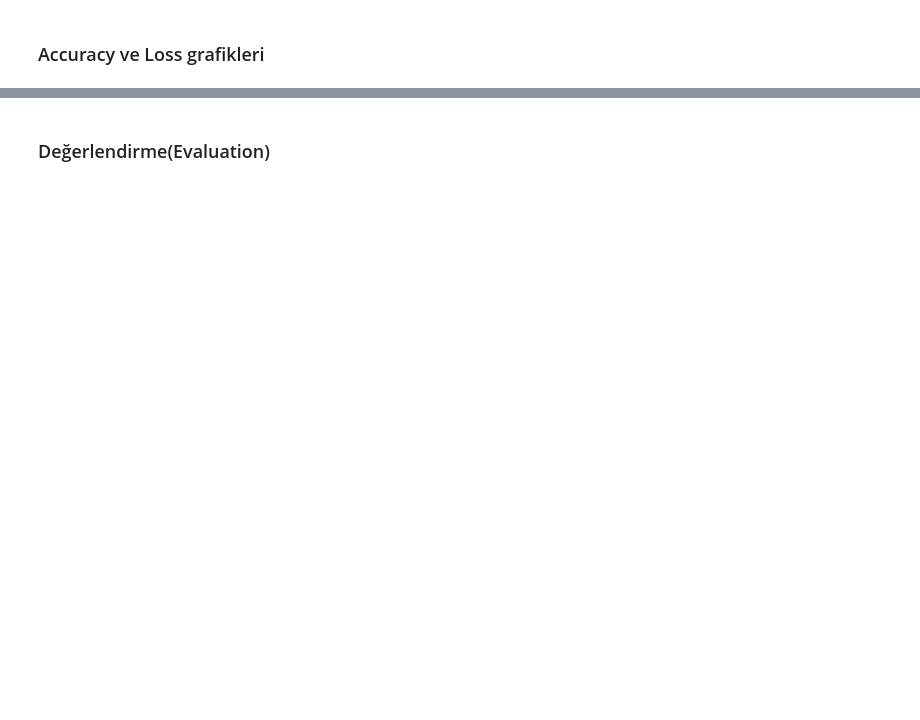
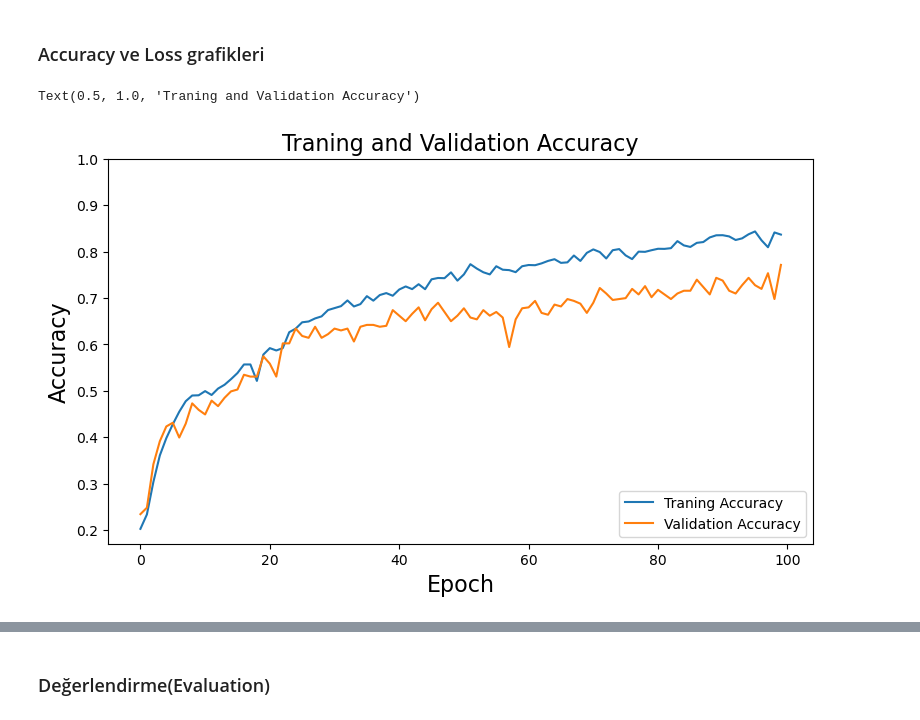
Before and after one commit to gulyilmazz/Solid_waste_detection_with_CNN, a Jupyter notebook: cnn_kati_atik.ipynb, the cells around one changed output, grey strips where cells are left out. Saved outputs shown, nothing was run; the diff lists cells and outputs as text; code cells hidden in the pictures; blank space fills up the shorter version.

```diff
--- a/cnn_kati_atik.ipynb
+++ b/cnn_kati_atik.ipynb
@@ -78,7 +78,7 @@ def load_datasets(path):
 
     return x, labels
 # %%
-dir_path = r"C:\Users\glylm\Desktop\trkcl\Garbage_classification\Garbageclassification"  # Veri kümesinin bulunduğu dizinin yolunu belirtin
+dir_path = r"C:\Users\glylm\Desktop\dp\Solid_waste_detection_with_CNN\Garbage_classification\Garbageclassification"  # Veri kümesinin bulunduğu dizinin yolunu belirtin
 target_size = (224,224)
 x, labels = load_datasets(dir_path)
 # %% [output]
@@ -297,14 +297,17 @@ for folder in os.listdir(dir_path):
 # %%
 # ACCURACY GRAFİĞİ
 plt.figure(figsize= (20,5))
 plt.subplot(1,2,1)
 plt.plot(history.history['acc'], label = 'Traning Accuracy')
 plt.plot(history.history['val_acc'],label='Validation Accuracy')
 plt.legend(loc = 'lower right')
 plt.xlabel('Epoch', fontsize=16)
 plt.ylabel('Accuracy' ,fontsize= 16)
-plt.ylim(min(plt.ylim()),1])
+plt.ylim(min(plt.ylim()),1)
 plt.title('Traning and Validation Accuracy', fontsize=16)
+# %% [output]
+Text(0.5, 1.0, 'Traning and Validation Accuracy')
+[figure, added]
 # %%
 # LOSS GRAFİĞİ
 plt.figure(figsize= (20,5))
```
Also changed, not shown: parts of 14 cells of this notebook, 3 other files.
